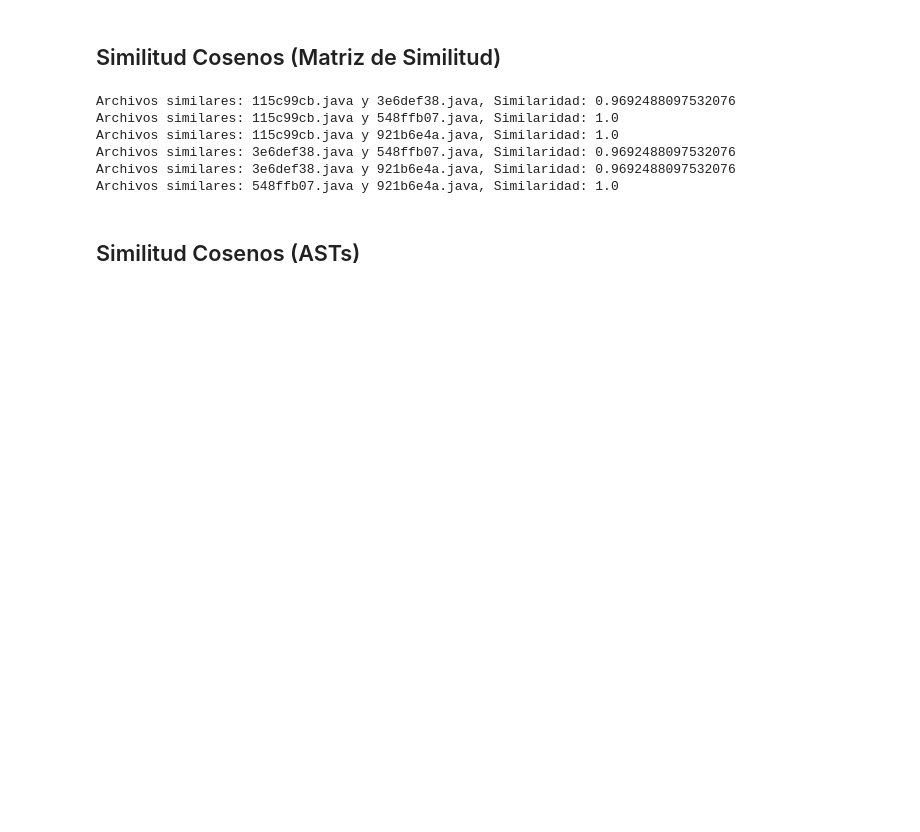
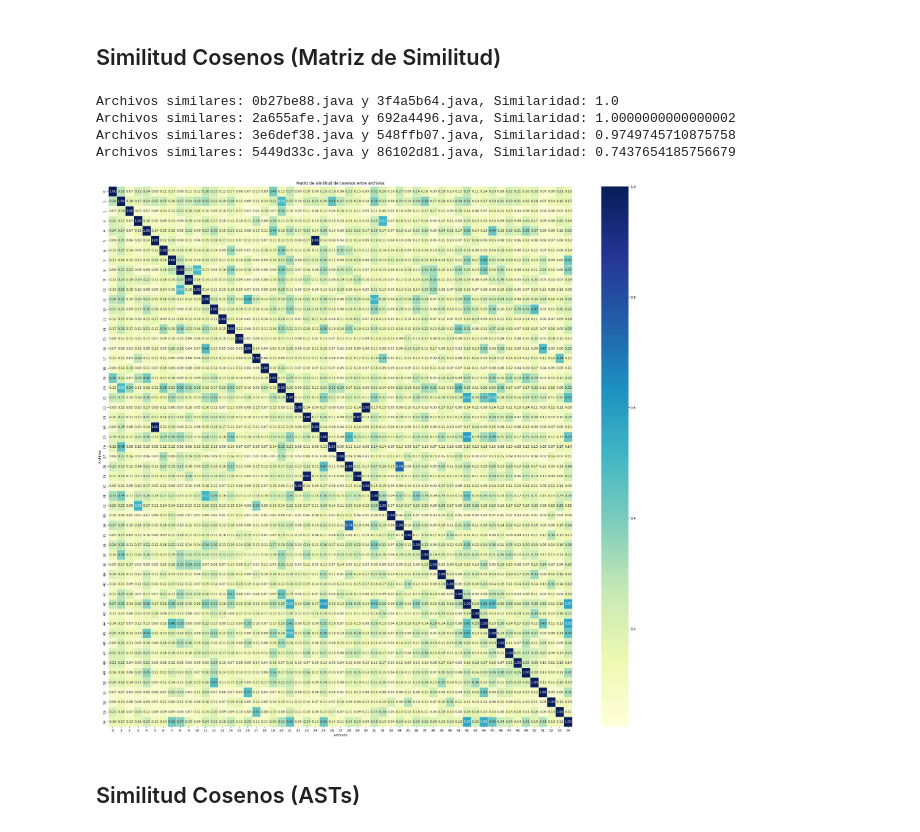
Before and after one commit to LeilaelRico/TC3002B_Reto, a Jupyter notebook: De3_AST.ipynb, the cells around one changed output. Saved outputs shown, nothing was run; the diff lists cells and outputs as text; code cells hidden in the pictures; blank space fills up the shorter version.

```diff
--- a/De3_AST.ipynb
+++ b/De3_AST.ipynb
@@ -45,47 +45,48 @@ def generate_file_contents(folder_path):
 def calculate_cosine_similarity(file_contents):
     # Convertir los contenidos de los archivos a una lista
     corpus = list(file_contents.values())
 
     # Utilizar TfidfVectorizer para obtener las características de los archivos
     vectorizer = TfidfVectorizer()
     tfidf_matrix = vectorizer.fit_transform(corpus)
 
     # Calcular la matriz de similitud de cosenos entre los archivos
     similarity_matrix = cosine_similarity(tfidf_matrix, tfidf_matrix)
 
     return similarity_matrix
 
 # Directorio que contiene los archivos Java
-folder_path = ".\\conplag\\minor"
+folder_path = ".\\conplag\\programs"
 
 # Obtener los contenidos de los archivos
 file_contents = generate_file_contents(folder_path)
 
 # Calcular la similitud de cosenos entre los archivos
 similarity_matrix = calculate_cosine_similarity(file_contents)
 
 # Obtener los nombres de los archivos
 file_names = list(file_contents.keys())
 
 # Iterar sobre la matriz de similitud de cosenos y encontrar pares de archivos similares
 for i in range(len(file_names)):
     for j in range(i + 1, len(file_names)):
-        if similarity_matrix[i, j] > 0.85:
+        if similarity_matrix[i, j] > 0.65:
             print(f"Archivos similares: {file_names[i]} y {file_names[j]}, Similaridad: {similarity_matrix[i, j]}")
 
-# plt.figure(figsize=(12, 10))
-# heatmap = sns.heatmap(similarity_matrix, cmap="YlGnBu", annot=True, fmt=".2f", linewidths=.5)
-# plt.title("Matriz de similitud de cosenos entre archivos")
-# plt.xlabel("Archivos")
-# plt.ylabel("Archivos")
-# plt.show()
+
+# print(similarity_matrix)
+plt.figure(figsize=(32, 30))
+heatmap = sns.heatmap(similarity_matrix, cmap="YlGnBu", annot=True, fmt=".2f", linewidths=.5)
+plt.title("Matriz de similitud de cosenos entre archivos")
+plt.xlabel("Archivos")
+plt.ylabel("Archivos")
+plt.show()
 # %% [output]
-Archivos similares: 115c99cb.java y 3e6def38.java, Similaridad: 0.9692488097532076
-Archivos similares: 115c99cb.java y 548ffb07.java, Similaridad: 1.0
-Archivos similares: 115c99cb.java y 921b6e4a.java, Similaridad: 1.0
-Archivos similares: 3e6def38.java y 548ffb07.java, Similaridad: 0.9692488097532076
-Archivos similares: 3e6def38.java y 921b6e4a.java, Similaridad: 0.9692488097532076
-Archivos similares: 548ffb07.java y 921b6e4a.java, Similaridad: 1.0
+Archivos similares: 0b27be88.java y 3f4a5b64.java, Similaridad: 1.0
+Archivos similares: 2a655afe.java y 692a4496.java, Similaridad: 1.0000000000000002
+Archivos similares: 3e6def38.java y 548ffb07.java, Similaridad: 0.9749745710875758
+Archivos similares: 5449d33c.java y 86102d81.java, Similaridad: 0.7437654185756679
+[figure, added]
 # %% [markdown]
 ## Similitud Cosenos (ASTs)
 # %%
```
Also changed, not shown: parts of 13 cells of this notebook, 1 other file.
